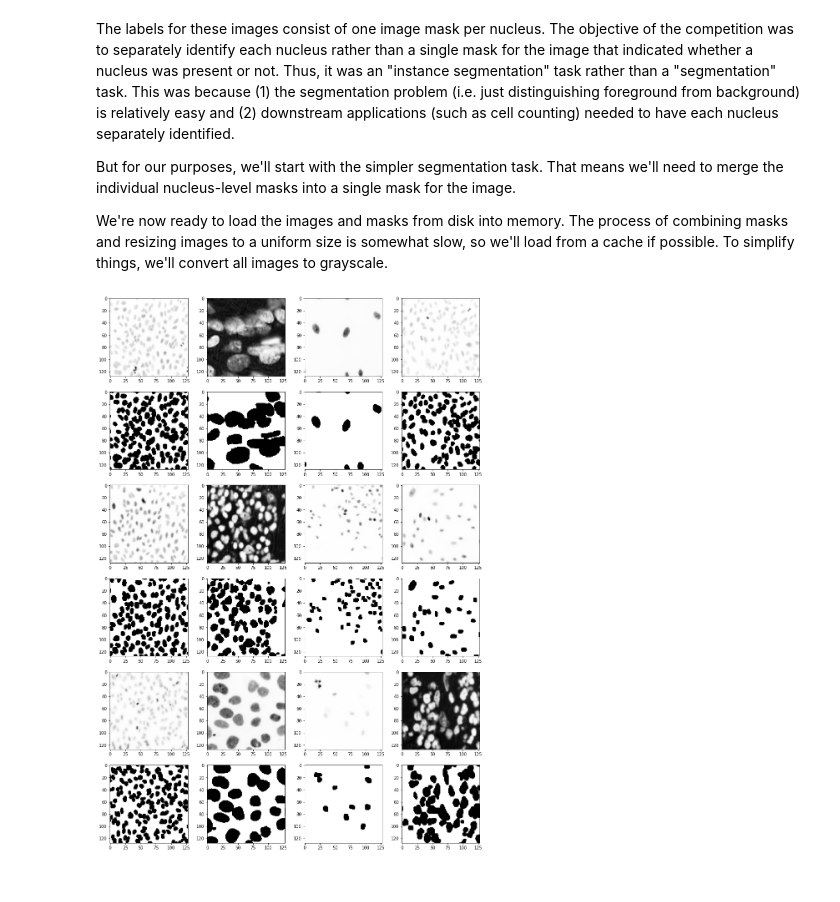
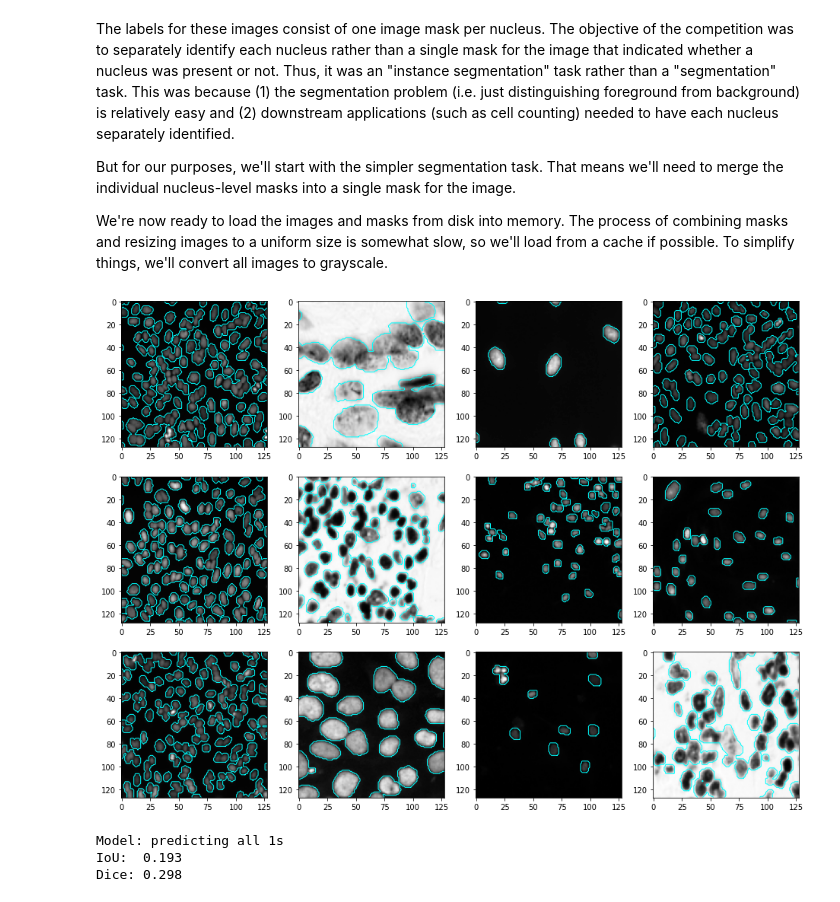
Before and after one commit to benb111/unet, a Jupyter notebook: unet.ipynb, the cells around one changed output. Saved outputs shown, nothing was run; the diff lists cells and outputs as text; code cells hidden in the pictures.

Commit message:
Add support for wandb, metric computation, better visualizations

```diff
--- a/unet.ipynb
+++ b/unet.ipynb
@@ -182,17 +188,23 @@ if len(cn_masks) == 0:
 
     with open(cn_masks_cache_path, 'wb') as fp:
         pickle.dump(cn_masks, fp)
-# %%
-# Let's look some random images after they've been processed.
-# We'll look at 12 images, and for each image we'll display its
-# corresponding mask directly beneath it.
-random.seed(36)
-rand_ids = random.sample(range(len(cn_images)), 12)
-
-_, subaxes = plt.subplots(6, 4, figsize=(16, 24))
-subaxes = subaxes.flatten()
-for i, img_idx in enumerate(rand_ids):
-    subaxes[8*(i // 4) + i%4].imshow(cn_images[img_idx], cmap='Greys')
-    subaxes[8*(i // 4) + 4 + i%4].imshow(cn_masks[img_idx], cmap='Greys')
-# %% [output]
-[figure, removed]
+# %%
+# Let's look some random images after they've been processed.
+# We'll look at 12 images, and for each image we'll display its
+# corresponding mask directly beneath it.
+random.seed(36)
+
+def show_overlayed_mask(mask, ax, color='cyan'):
+    contours = find_contours(mask)
+    for contour in contours:
+        ax.plot(contour[:, 1], contour[:, 0], color=color, linewidth=1)
+
+rand_ids = random.sample(range(len(cn_images)), 12)
+
+_, subaxes = plt.subplots(3, 4, figsize=(16, 12))
+subaxes = subaxes.flatten()
+for i, img_idx in enumerate(rand_ids):
+    subaxes[i].imshow(cn_images[img_idx], cmap='Greys_r')
+    show_overlayed_mask(cn_masks[img_idx], subaxes[i])
+# %% [output]
+[figure, added]
@@ -199 +215,26 @@ for i, img_idx in enumerate(rand_ids):
+# %%
+def compute_metrics(Y_true, Y_pred):
+    assert Y_true.shape == Y_pred.shape
+    n = Y_true.shape[0]
+    ious = []
+    dices = []
+    for i in range(n):
+        intersection = np.logical_and(Y_true[i, :, :], Y_pred[i, :, :])
+        union = np.logical_or(Y_true[i, :, :], Y_pred[i, :, :])
+        ious.append(np.sum(intersection) / float(np.sum(union)))
+        dices.append(2. * np.sum(intersection) / (np.sum(Y_true[i, :, :]) + np.sum(Y_pred[i, :, :])))
+    return np.mean(ious), np.mean(dices), ious, dices
+
+np.random.seed(821)
+
+Y_cn_pred = np.ones(Y_cn_val.shape)
+mean_iou, mean_dice, _, _ = compute_metrics(Y_cn_pred, Y_cn_val)
+
+print('Model: predicting all 1s')
+print('IoU:  {:.3f}'.format(mean_iou))
+print('Dice: {:.3f}'.format(mean_dice))
+# %% [output]
+Model: predicting all 1s
+IoU:  0.193
+Dice: 0.298
 # %%
```
Also changed, not shown: parts of 11 cells of this notebook, 1 other file.
